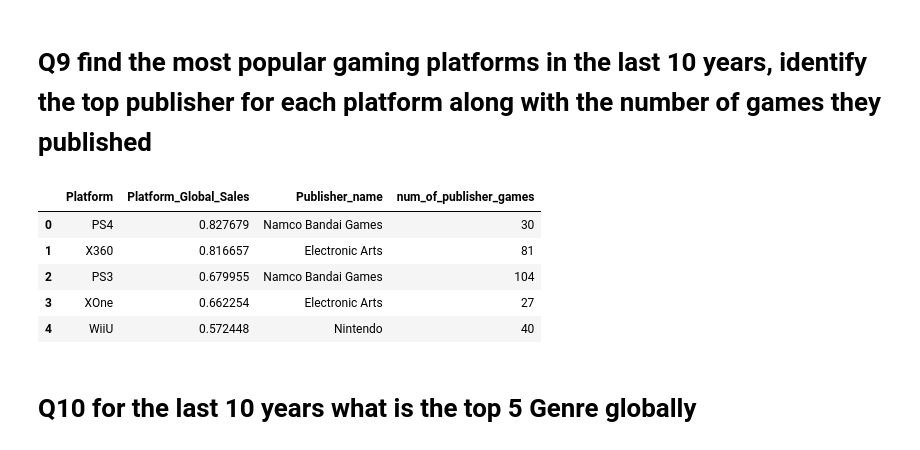
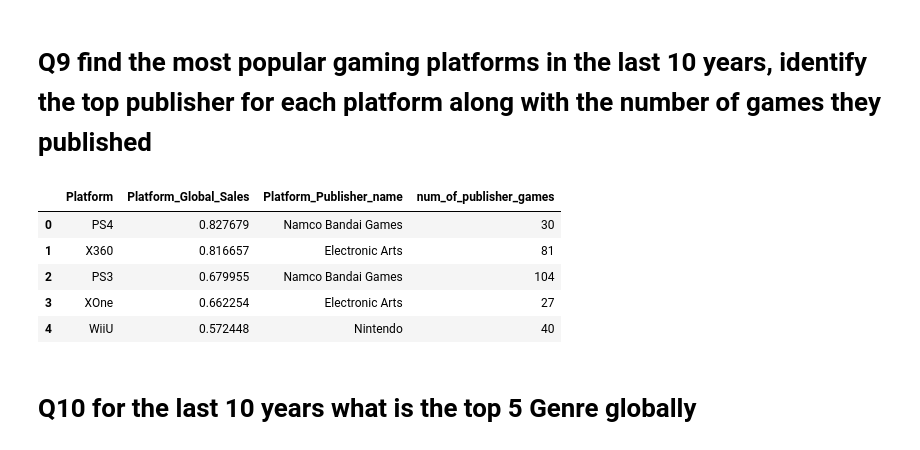
Before and after one commit to mostafa-s-mostafa/EDA_Games_DF, a Jupyter notebook: EDA project.ipynb, the cells around one changed output. Drawn from its saved outputs; the diff is of its cells as text; code cells hidden in the pictures.

```diff
--- a/EDA project.ipynb
+++ b/EDA project.ipynb
@@ -394,33 +394,29 @@ platform_fig.show()
 # %%
 gdf_last_ten_years = games_df[games_df['Year'] >= 2010]
 Popular_platform = gdf_last_ten_years.groupby('Platform')[['Global_Sales']].sum().reset_index()
-#getting the highest platform which sold games in the last 10 years
+# #getting the highest platform which sold games in the last 10 years
 
 grouped = gdf_last_ten_years.groupby('Platform')['Publisher'].value_counts()
 highest_publisher = grouped.groupby(level=0).idxmax()
 highest_publisher_count = grouped.groupby(level=0).max()
 join_publisher_data = pd.DataFrame({'Platform_Publisher_name':highest_publisher,
                                     'num_of_publisher_games':highest_publisher_count}).reset_index()
 #getting the data of the highest publisher published games on each platform and the number of the games in the last 10 years
 
-listo = list(join_publisher_data['Platform_Publisher_name'])
-Platform_Publisher_name_formated = [f"{item[1]}" for item in listo]
-Platform_Publisher_name_formated = pd.Series(Platform_Publisher_name_formated)
-join_publisher_data['Publisher_name'] = Platform_Publisher_name_formated
-#formating the name of the publisher
+join_publisher_data['Platform_Publisher_name'] = join_publisher_data['Platform_Publisher_name'].apply(lambda x:x[1])
+# #formating the name of the publisher
 
 popublar_platform_and_ther_publisher = (pd.merge(popular_platform, join_publisher_data, on='Platform')
                                         .sort_values(by='Platform_Global_Sales', ascending=False))
-#merge the data of the two series popular_platform and publisher_data
+# #merge the data of the two series popular_platform and publisher_data
 
-fomrated_platform_publisher = popublar_platform_and_ther_publisher.drop('Platform_Publisher_name', axis= 1)
-neworder = ['Platform', 'Platform_Global_Sales', 'Publisher_name', 'num_of_publisher_games']
-fomrated_platform_publisher = fomrated_platform_publisher[neworder]
+neworder = ['Platform', 'Platform_Global_Sales', 'Platform_Publisher_name', 'num_of_publisher_games']
+fomrated_platform_publisher = popublar_platform_and_ther_publisher[neworder]
 #handling the data and removing unnecessary columns
 
 fomrated_platform_publisher.head()
 # %% [output]
-|  | Platform | Platform_Global_Sales | Publisher_name | num_of_publisher_games |
+|  | Platform | Platform_Global_Sales | Platform_Publisher_name | num_of_publisher_games |
 | 0 | PS4 | 0.827679 | Namco Bandai Games | 30 |
 | 1 | X360 | 0.816657 | Electronic Arts | 81 |
 | 2 | PS3 | 0.679955 | Namco Bandai Games | 104 |
```
Also changed, not shown: parts of 2 cells of this notebook.
